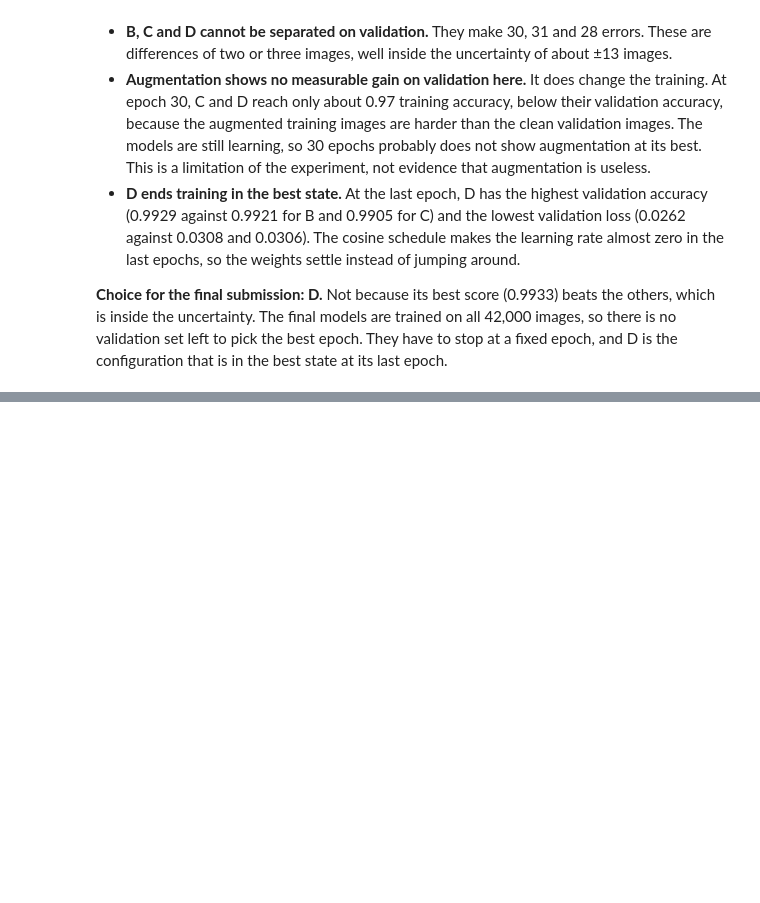
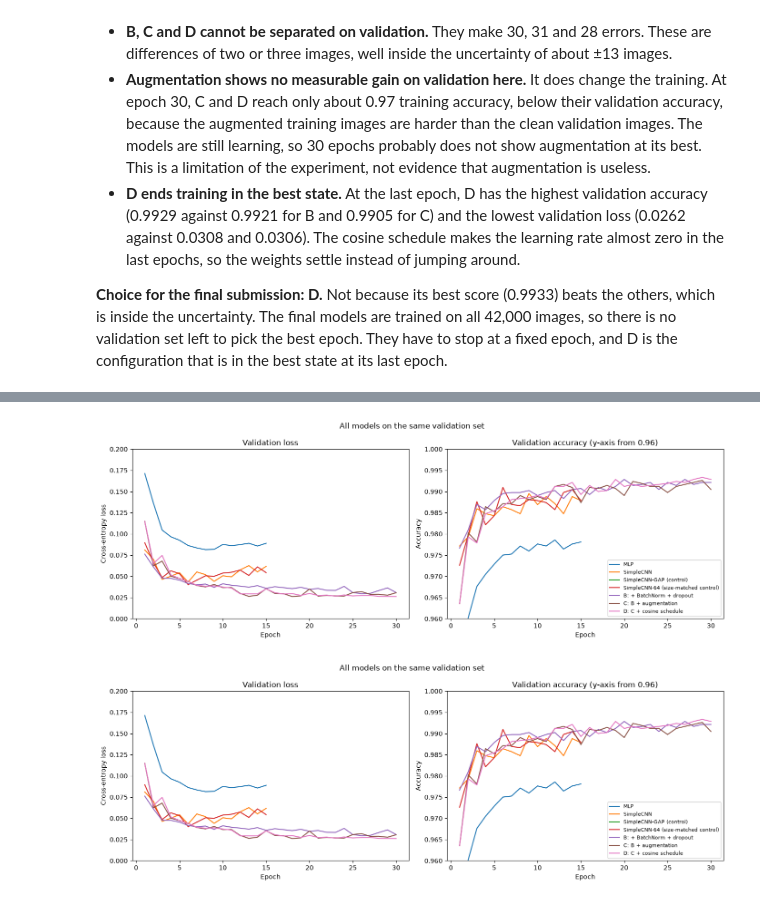
Before and after one commit to estellearnander/digit-recognizer, a Jupyter notebook: notebooks/digit_recognizer.ipynb, the cells around one changed output, grey strips where cells are left out. Saved outputs shown, nothing was run; the diff lists cells and outputs as text; code cells hidden in the pictures; blank space fills up the shorter version.

Commit message:
Analysis: model comparison, confusion matrix, manual error review, summary

```diff
--- a/notebooks/digit_recognizer.ipynb
+++ b/notebooks/digit_recognizer.ipynb
@@ -607,0 +614,7 @@ epoch. They have to stop at a fixed epoch, and D is the configuration that is in
+# %%
+from digit_recognizer import plot_confusion_matrix, plot_misclassified, plot_model_comparison, predict_proba
+
+_ = plot_model_comparison(results, save_path=results_dir / "model_comparison_curves.png")
+# %% [output]
+[figure, added]
+[figure, added]
```
Also changed, not shown: parts of 9 cells of this notebook, 8 other files.
